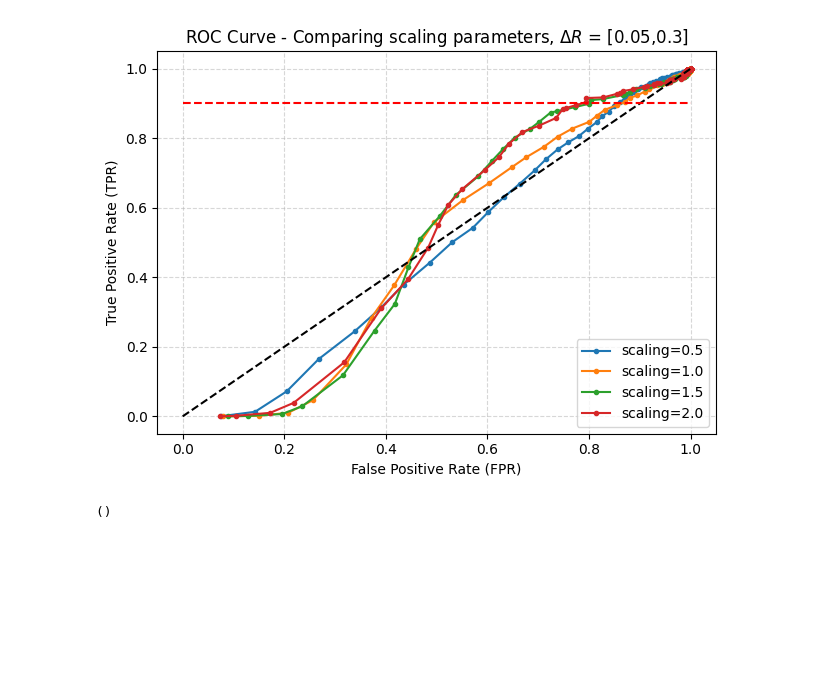
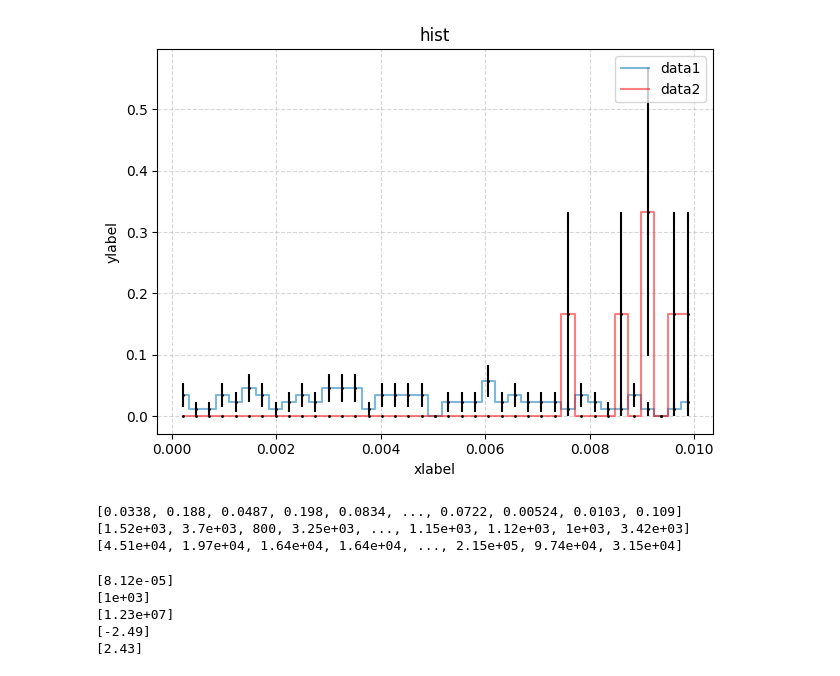
Before and after one commit to Ruba18-Code/BSc-Thesis-LVL1-trigger-for-isolated-muons-at-ATLAS, a Jupyter notebook: test.ipynb, the cells around one changed output. Saved outputs shown, nothing was run; the diff lists cells and outputs as text; code cells hidden in the pictures; blank space fills up the shorter version.

Commit message:
Improved coolplot

```diff
--- a/test.ipynb
+++ b/test.ipynb
@@ -140,6 +30,41 @@ coolplot(data_4, bins, colors, labels, x_label, y_label, title, ax=axis[1, 1])
-# %%
-ROC_curve_compare_scaling(MuonTree_Zmumu,MuonTree_ZeroBias,Zmumu_pt,Zmumu_eta,Zmumu_phi,
-                          ZeroBias_pt, ZeroBias_eta, ZeroBias_phi)
-# %% [output]
-[figure, removed]
-()
+# %%
+
+#Set dr
+dr_min=0.05
+dr_max=0.3
+#Compute isolation
+res1=muon_isolation_all_events(MuonTree_ZeroBias, ZeroBias_eta, ZeroBias_phi, dr_min, dr_max, [nmin,nmax])
+res2=muon_isolation_all_events(MuonTree_Zmumu, Zmumu_eta, Zmumu_phi, dr_min, dr_max, [nmin,nmax])
+#Compute ratio
+data1=ak.flatten(res1)/ak.flatten(ZeroBias_pt)
+data2=ak.flatten(res2)/ak.flatten(Zmumu_pt)
+# %%
+d1=data1[data1/data1 == 1]
+d2=data2[data2/data2 == 1]
+# %%
+coolplot([d1, d2], np.linspace(min(d1),0.01,40), collect_overflow=False)
+# %% [output]
+[figure, added]
+# %%
+mask=data1/data1 == 1
+print(data1[mask])
+print(ak.flatten(res1)[mask])
+print(ak.flatten(ZeroBias_pt)[mask])
+# %% [output]
+[0.0338, 0.188, 0.0487, 0.198, 0.0834, ..., 0.0722, 0.00524, 0.0103, 0.109]
+[1.52e+03, 3.7e+03, 800, 3.25e+03, ..., 1.15e+03, 1.12e+03, 1e+03, 3.42e+03]
+[4.51e+04, 1.97e+04, 1.64e+04, 1.64e+04, ..., 2.15e+05, 9.74e+04, 3.15e+04]
+# %%
+d1=data1[mask]
+for indices in ak.where(data1[mask] < 0.0001):
+    print(data1[mask][indices])
+    print(ak.flatten(res1)[mask][indices])
+    print(ak.flatten(ZeroBias_pt)[mask][indices])
+    print(ak.flatten(ZeroBias_eta)[mask][indices])
+    print(ak.flatten(ZeroBias_phi)[mask][indices])
+# %% [output]
+[8.12e-05]
+[1e+03]
+[1.23e+07]
+[-2.49]
+[2.43]
```
Also changed, not shown: parts of 2 cells of this notebook, 4 other files.
